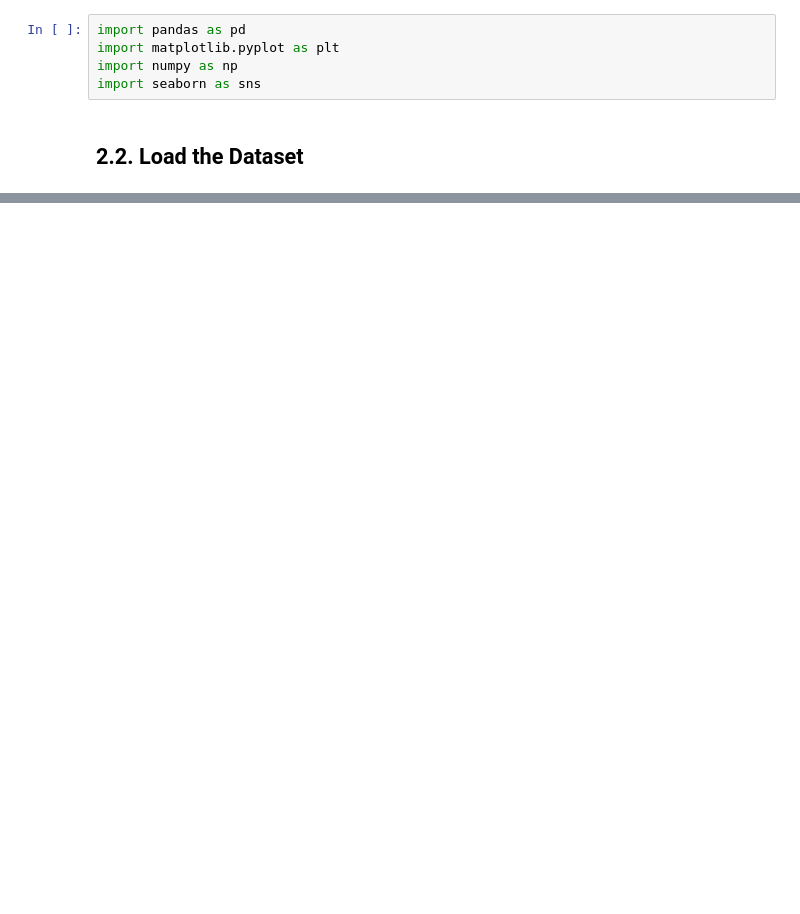
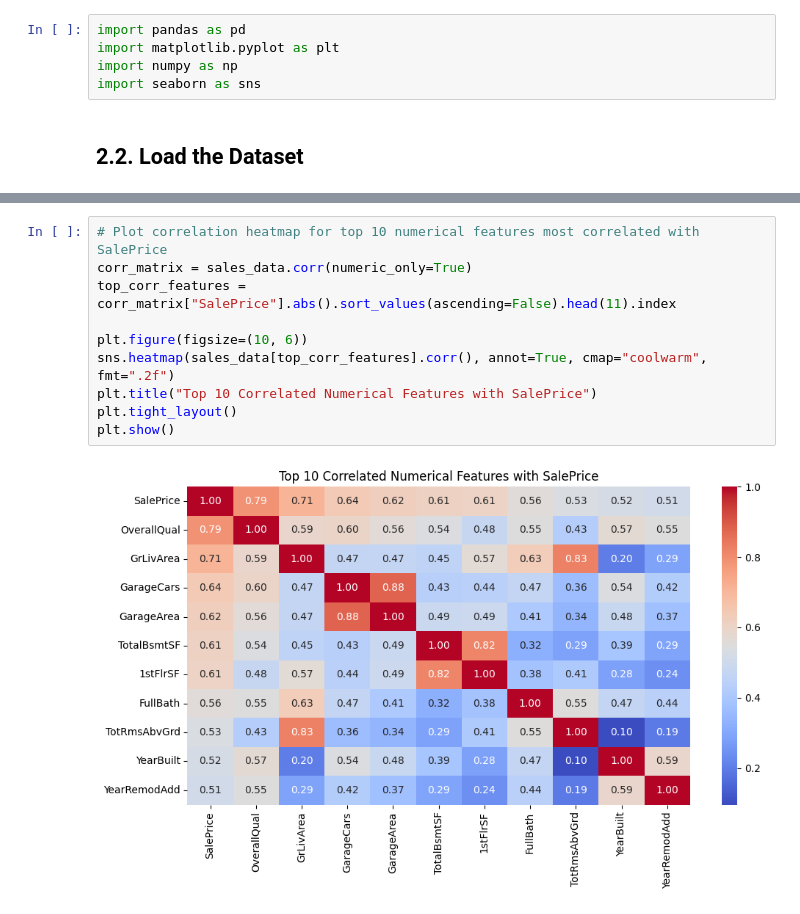
Before and after one commit to sgirabin/nyp-iti103-assignment, a Jupyter notebook: ITI103_Assignment1_IsakRabin_4466624P.ipynb, the cells around one changed output, grey strips where cells are left out. Drawn from its saved outputs; the diff is of its cells as text; blank space fills up the shorter version.

```diff
--- a/ITI103_Assignment1_IsakRabin_4466624P.ipynb
+++ b/ITI103_Assignment1_IsakRabin_4466624P.ipynb
@@ -94,0 +438,12 @@ import seaborn as sns
+# %%
+# Plot correlation heatmap for top 10 numerical features most correlated with SalePrice
+corr_matrix = sales_data.corr(numeric_only=True)
+top_corr_features = corr_matrix["SalePrice"].abs().sort_values(ascending=False).head(11).index
+
+plt.figure(figsize=(10, 6))
+sns.heatmap(sales_data[top_corr_features].corr(), annot=True, cmap="coolwarm", fmt=".2f")
+plt.title("Top 10 Correlated Numerical Features with SalePrice")
+plt.tight_layout()
+plt.show()
+# %% [output]
+[figure, added]
```
Also changed, not shown: parts of 88 cells of this notebook.
